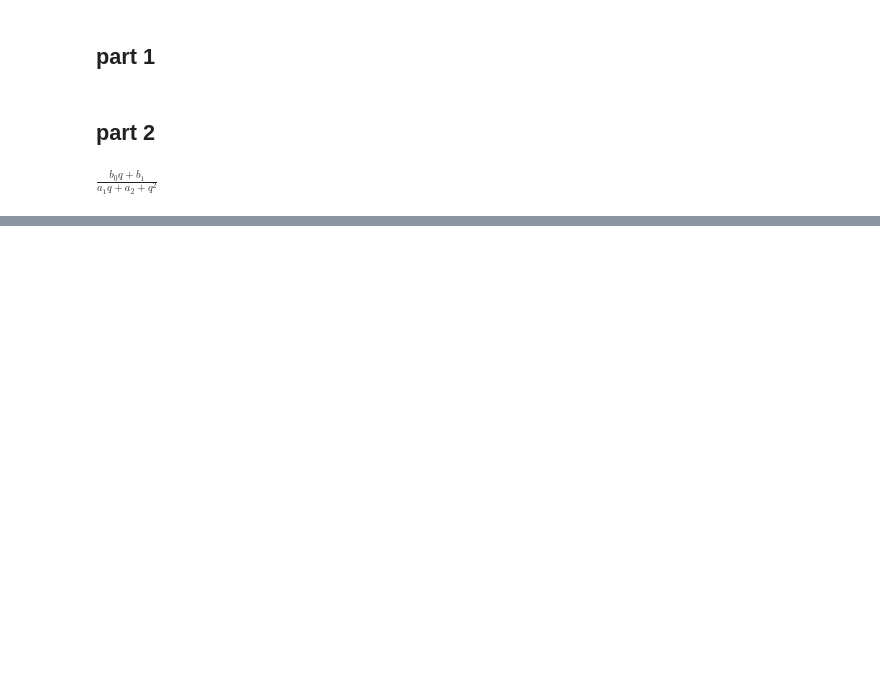
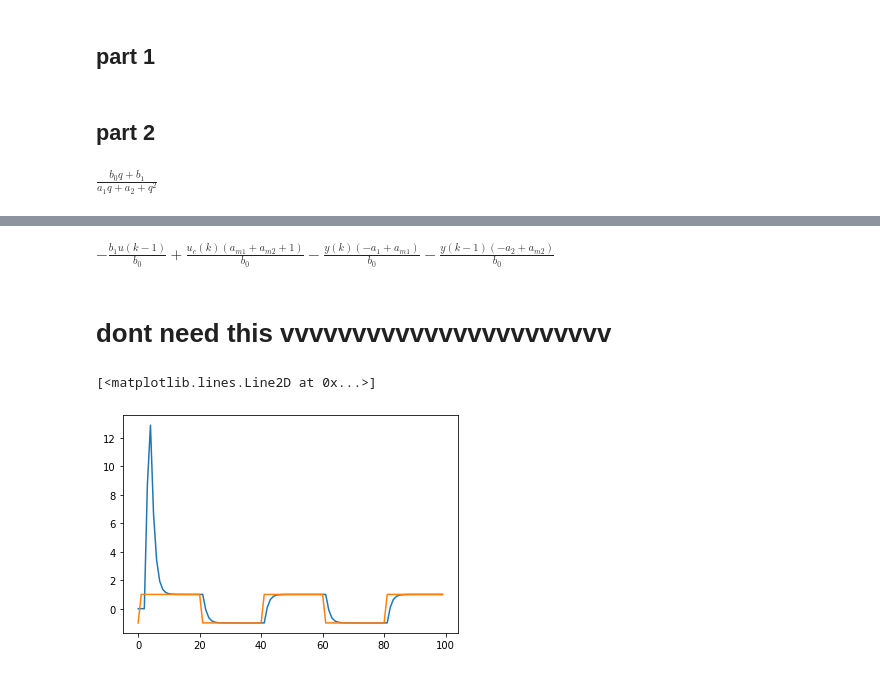
Before and after one commit to cplan082-tech/Adaptive_Control, a Jupyter notebook: assignments/A2/Clive_Plante_hw2.ipynb, the cells around one changed output, grey strips where cells are left out. Drawn from its saved outputs; the diff is of its cells as text; code cells hidden in the pictures; blank space fills up the shorter version.

```diff
--- a/assignments/A2/Clive_Plante_hw2.ipynb
+++ b/assignments/A2/Clive_Plante_hw2.ipynb
@@ -552,0 +544,13 @@ uk_func = sp.lambdify([u_k_1, uc_k, y_k, y_k_1, a1, a2, b0, b1], uk)
+# %%
+u_k, u_k_1, uc_k, y_k, y_k_1, y_k_2 = sp.symbols('u(k) u(k-1) u_{c}(k) y(k) y(k-1) y(k-2)')
+
+uk = -u_k_1*aTR[1] + uc_k*bTR[0] - y_k*bSR[0] - y_k_1*bSR[1]
+uk
+# %% [output]
+$\displaystyle - \frac{b_{1} u(k-1)}{b_{0}} + \frac{u_{c}(k) \left(a_{m1} + a_{m2} + 1\right)}{b_{0}} - \frac{y(k) \left(- a_{1} + a_{m1}\right)}{b_{0}} - \frac{y(k-1) \left(- a_{2} + a_{m2}\right)}{b_{0}}$
+# %%
+uk_subd = uk.subs([(am1, a_m1), (am2, a_m2)])
+
+uk_func = sp.lambdify([u_k_1, uc_k, y_k, y_k_1, a1, a2, b0, b1], uk_subd)
+# %% [markdown]
+# dont need this vvvvvvvvvvvvvvvvvvvvvvv
@@ -552,0 +566,53 @@ uk_func = sp.lambdify([u_k_1, uc_k, y_k, y_k_1, a1, a2, b0, b1], uk)
+# %%
+# Tunable components vvvvvvvvvvvvvvvvvvvvvvvvvvvvvvvv
+sample_depth = 100
+starting_samples = 2
+
+lam = 1
+
+# true plant parameters
+a1 = -0.503215
+a2 = 0.0497871
+b0 = 1.59831
+b1 = 0.587984
+theta0 = np.array([a1, a2, b0, b1]).reshape(-1,1)
+
+# starting estimate for plant parameters
+est = 0.1
+# Tunable components ^^^^^^^^^^^^^^^^^^^^^^^^^^^^^^^^
+
+sample_range = range(sample_depth)
+t = [i for i in sample_range]
+u_c = np.ones(sample_depth)
+u_c[np.where([m.sin(t[i]*m.pi/20)<=0 for i in sample_range])] = -1
+
+theta_hat = [np.array([est]*len(theta0)).reshape(-1,1) for _ in range(starting_samples)]
+
+y = [0]*starting_samples
+u = [0]*starting_samples
+
+I = np.identity(len(theta0))
+p = 100*I
+
+for k in range(starting_samples ,sample_depth):
+    phi = np.array([-y[-1], -y[-2], u[-1], u[-2]]).reshape(-1,1)
+
+    y.append(np.reshape(phi.T@theta0, ()))
+    K = p@phi@inv(lam + phi.T@p@phi)
+    p = (I - K@phi.T)@p/lam
+    theta_hat.append(theta_hat[-1] + K*(y[k] - phi.T@theta_hat[-1]))
+
+#     y.append(np.reshape(phi.T@theta0, ()))
+#     p = inv(inv(p) + phi@phi.T)
+#     K = p@phi
+#     theta_hat.append(theta_hat[-1] + K*(y[k] - phi.T@theta_hat[-1]))
+
+    u.append(np.reshape(uk_func(u[k-1], u_c[k], y[k], y[k-1],
+                                theta_hat[-1][0], theta_hat[-1][1],
+                                theta_hat[-1][2], theta_hat[-1][3]), ()))
+
+plt.plot(t, y)
+plt.plot(t, u_c)
+# %% [output]
+[<matplotlib.lines.Line2D at 0x...>]
+[figure, added]
```
Also changed, not shown: parts of 23 cells of this notebook.
